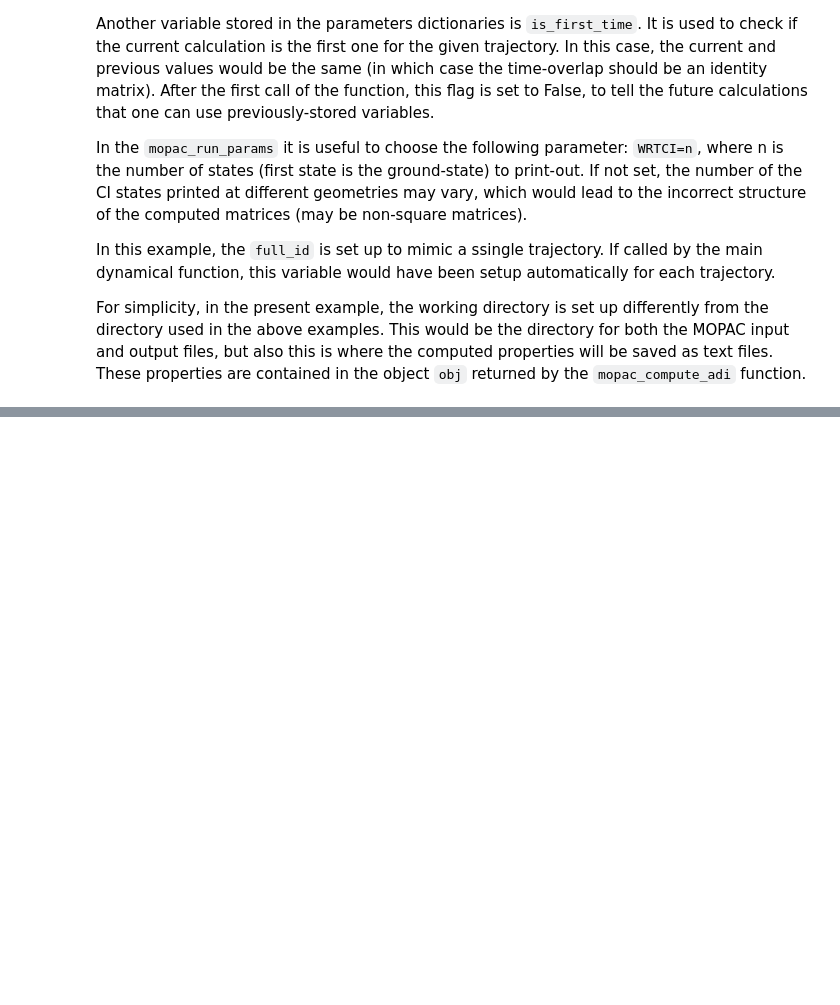
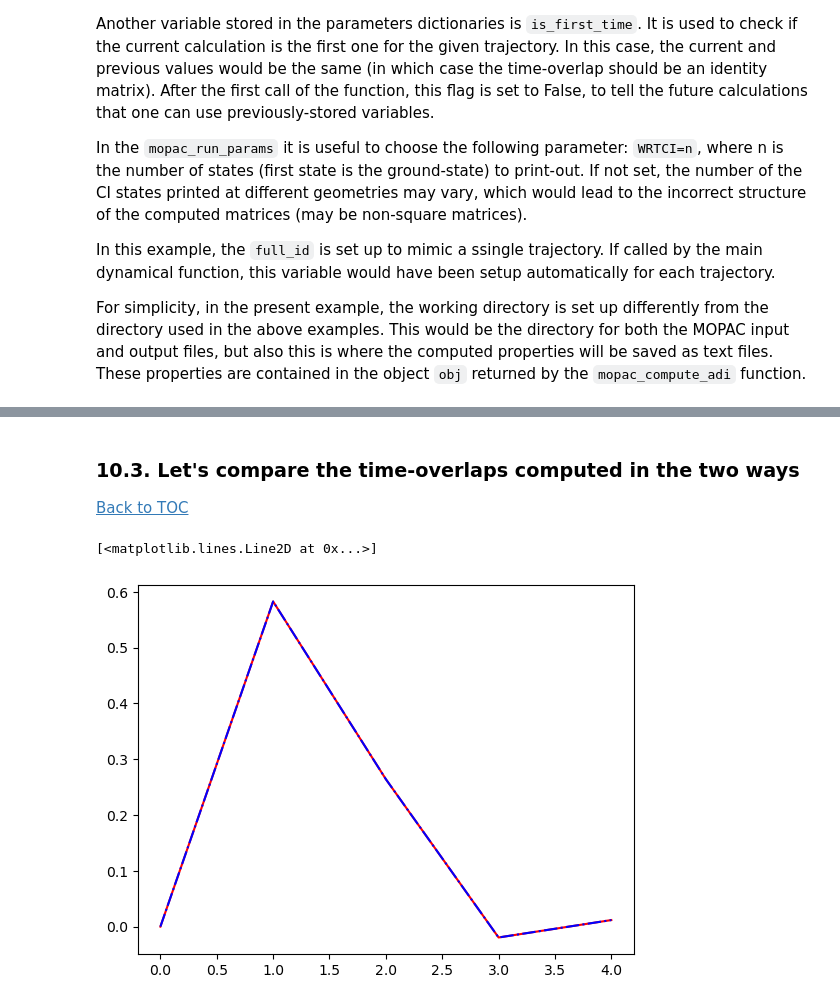
Before and after one commit to compchem-cybertraining/Tutorials_Libra, a Jupyter notebook: 11_program_specific_methods/5_mopac_methods/tutorial.ipynb, the cells around one changed output, grey strips where cells are left out. Cells and saved outputs as stored; diff of their text form; code cells hidden in the pictures; blank space fills up the shorter version.

Commit message:
Updated the MOPAC workflow tutorial

```diff
--- a/11_program_specific_methods/5_mopac_methods/tutorial.ipynb
+++ b/11_program_specific_methods/5_mopac_methods/tutorial.ipynb
@@ -521,0 +901,28 @@ for i in range(5):
+# %%
+%%time
+
+labels, q = cp2k.read_trajectory_xyz_file("1_ring-pos-1.xyz", 0)
+params_elem = {"labels":labels, "timestep":0, "is_first_time":True,
+               "active_space":[12, 13, 14, 15, 16, 17, 18],
+               "mopac_exe":"/home/alexvakimov/SOFTWARE/mopac/_build/mopac",
+               "mopac_run_params":"INDO C.I.=(6,3) CHARGE=0 RELSCF=0.000001 ALLVEC  WRTCONF=0.00  WRTCI=5",
+               "mopac_working_directory":"workflow_wd_active_space",
+               "mopac_input_prefix":"benzene_", "mopac_output_prefix":"output_",
+               "dt":1.0*units.fs2au
+              }
+
+# For 1 trajectory
+params = [ dict(params_elem)]
+
+# Emulates 1 trajectory
+full_id = Py2Cpp_int([0, 0])
+
+# Do the first 5 steps
+for i in range(5):
+    labels, q = cp2k.read_trajectory_xyz_file("1_ring-pos-1.xyz", i)
+    params[0]["timestep"] = i
+
+    obj = mopac.mopac_compute_adi(q, params, full_id)
+    obj.ham_adi.show_matrix(F"workflow_wd_active_space/ham_adi_{i}.txt")
+    obj.hvib_adi.show_matrix(F"workflow_wd_active_space/hvib_adi_{i}.txt")
+    obj.time_overlap_adi.real().show_matrix(F"workflow_wd_active_space/st_adi_{i}.txt")
@@ -521,0 +932,23 @@ for i in range(5):
+# %% [markdown]
+### 10.3. Let's compare the time-overlaps computed in the two ways<a name="10.3"></a>
+[Back to TOC](#toc)
+# %%
+X, Y, T = [],[], []
+
+for i in range(5):
+    x = np.loadtxt(F"workflow_wd/st_adi_{i}.txt")
+    y = np.loadtxt(F"workflow_wd_active_space/st_adi_{i}.txt")
+    X.append(x)
+    Y.append(y)
+    T.append(i)
+X = np.array(X)
+Y = np.array(Y)
+T = np.array(T)
+# %%
+i,j = 3,4
+
+plt.plot(T[:], X[:, i,j], color="red")
+plt.plot(T[:], Y[:, i,j], ls="-.", color="blue")
+# %% [output]
+[<matplotlib.lines.Line2D at 0x...>]
+[figure, added]
```
Also changed, not shown: parts of 49 cells of this notebook, 1 other file.
